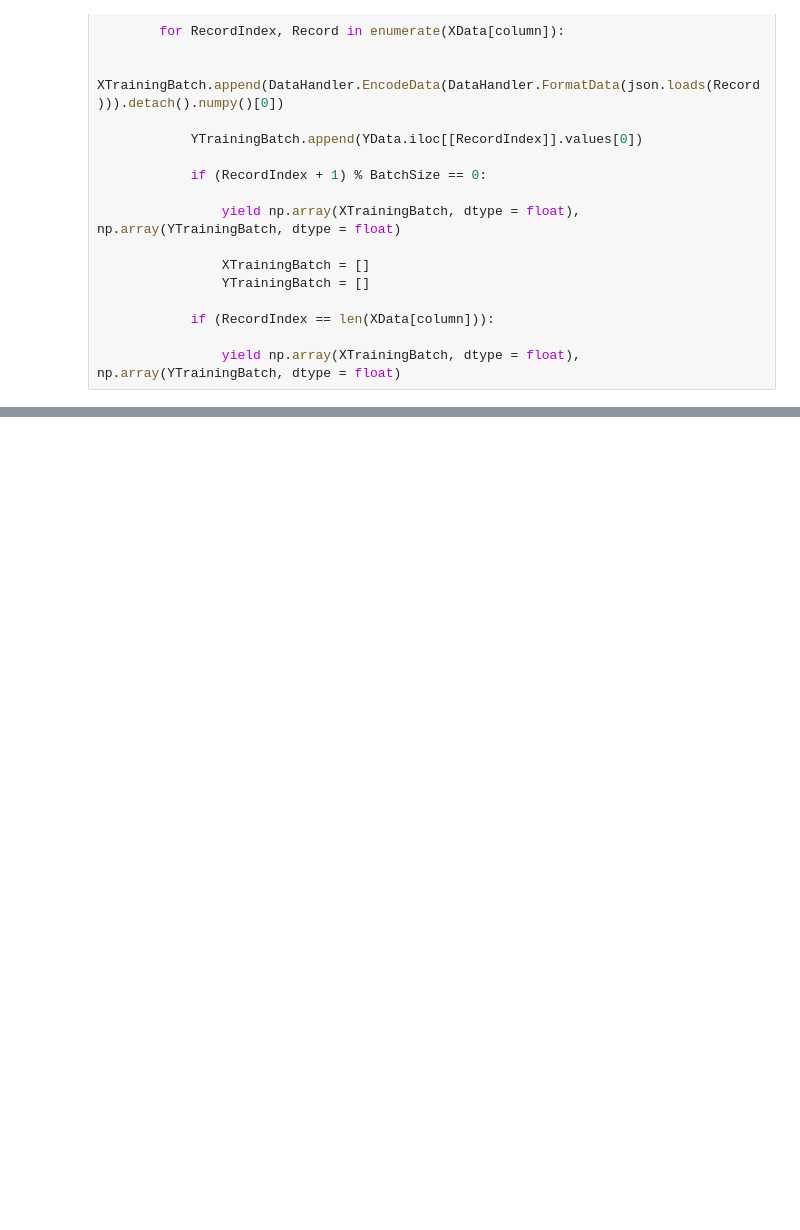
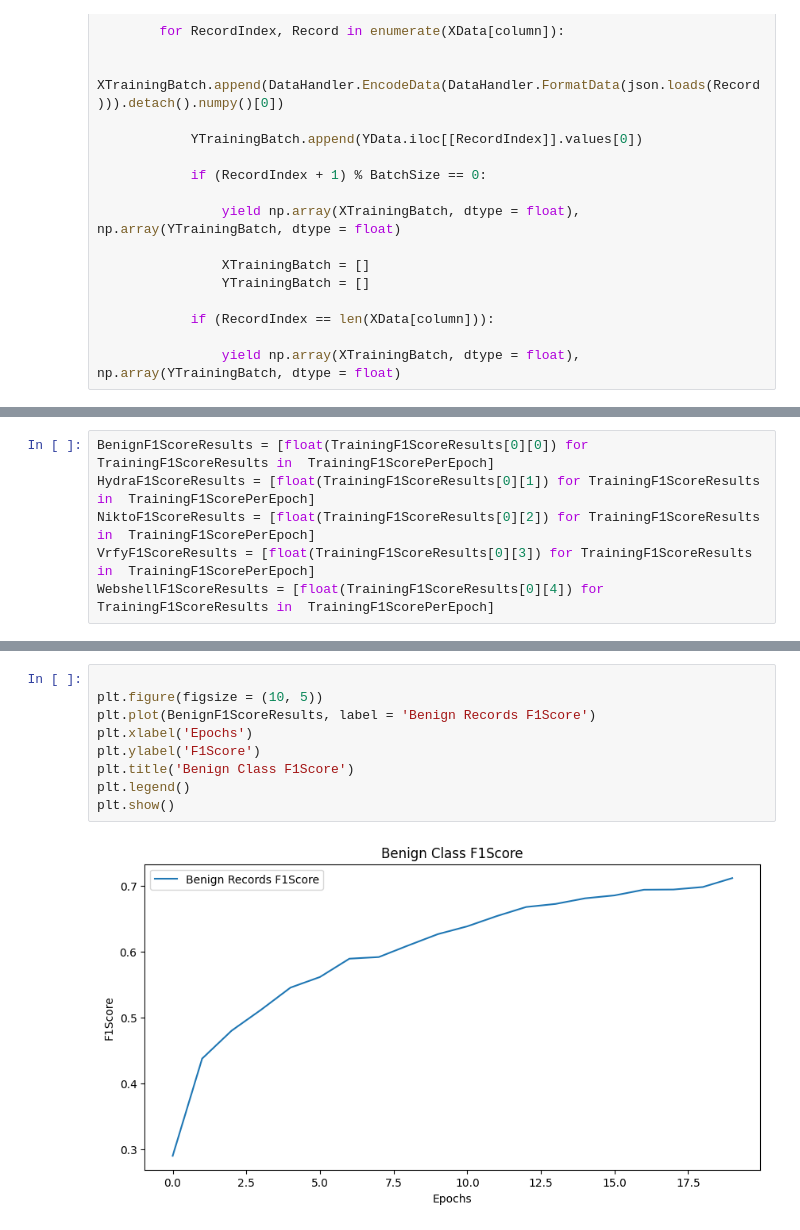
Before and after one commit to KM0006/CyLert-Aggregation, a Jupyter notebook: CyLertPackage/Training Primitive Classifier.ipynb, the cells around one changed output, grey strips where cells are left out. Saved outputs shown, nothing was run; the diff lists cells and outputs as text; blank space fills up the shorter version.

```diff
--- a/CyLertPackage/Training Primitive Classifier.ipynb
+++ b/CyLertPackage/Training Primitive Classifier.ipynb
@@ -219 +247,7 @@ ValidationF1ScorePerEpoch = History.history["f1_score"]
+# %%
+BenignF1ScoreResults = [float(TrainingF1ScoreResults[0][0]) for TrainingF1ScoreResults in  TrainingF1ScorePerEpoch]
+HydraF1ScoreResults = [float(TrainingF1ScoreResults[0][1]) for TrainingF1ScoreResults in  TrainingF1ScorePerEpoch]
+NiktoF1ScoreResults = [float(TrainingF1ScoreResults[0][2]) for TrainingF1ScoreResults in  TrainingF1ScorePerEpoch]
+VrfyF1ScoreResults = [float(TrainingF1ScoreResults[0][3]) for TrainingF1ScoreResults in  TrainingF1ScorePerEpoch]
+WebshellF1ScoreResults = [float(TrainingF1ScoreResults[0][4]) for TrainingF1ScoreResults in  TrainingF1ScorePerEpoch]
 # %%
@@ -229,0 +279,11 @@ plt.show()
+# %%
+
+plt.figure(figsize = (10, 5))
+plt.plot(BenignF1ScoreResults, label = 'Benign Records F1Score')
+plt.xlabel('Epochs')
+plt.ylabel('F1Score')
+plt.title('Benign Class F1Score')
+plt.legend()
+plt.show()
+# %% [output]
+[figure, added]
```
Also changed, not shown: parts of 12 cells of this notebook.
